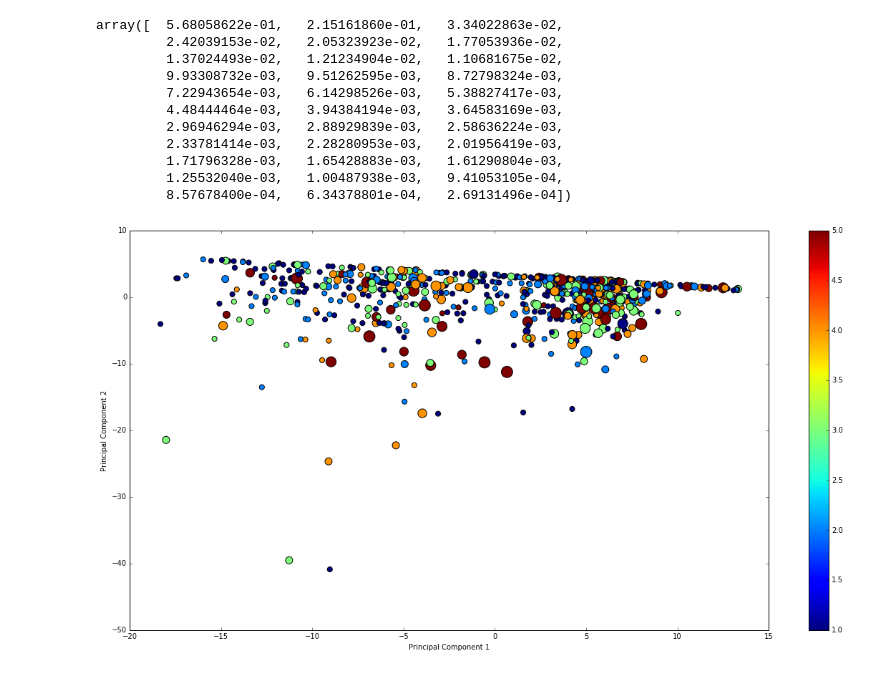
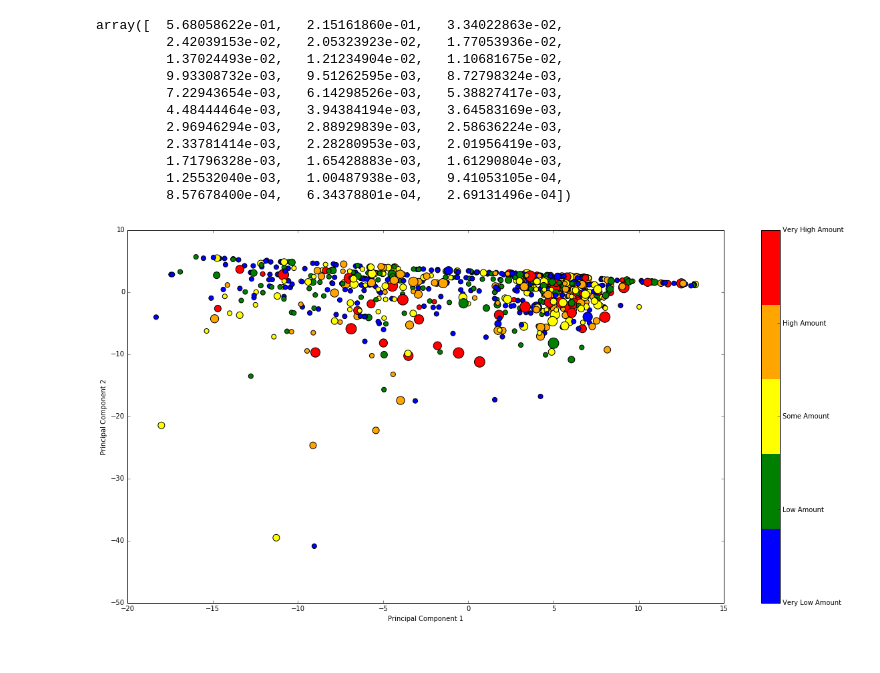
Before and after one commit to fagan2888/DataSci_Final_Project, a Jupyter notebook: PCA Visualization/PCA Visualization.ipynb, the cells around one changed output. Drawn from its saved outputs; the diff is of its cells as text; code cells hidden in the pictures.

Commit message:
PCA plots updated

```diff
--- a/PCA Visualization/PCA Visualization.ipynb
+++ b/PCA Visualization/PCA Visualization.ipynb
@@ -95,11 +97,14 @@ array([  5.68058622e-01,   2.15161860e-01,   3.34022863e-02,
 # %%
 # PCA analysis
 
-plt.scatter(X_PCA[:, 0], X_PCA[:, 1], c=walc, s=dalc*50, cmap='jet')
+colors = ListedColormap(['blue','green','yellow','orange','red'])
+
+ax = plt.scatter(X_PCA[:, 0], X_PCA[:, 1], c=walc, s=dalc*50, cmap=colors)
 plt.xlabel('Principal Component 1')
 plt.ylabel('Principal Component 2')
-plt.colorbar()
+cbar = plt.colorbar(ticks = [1,2,3,4,5])
+cbar.ax.set_yticklabels(['Very Low Amount', 'Low Amount', 'Some Amount', 'High Amount', 'Very High Amount'])
 plt.show()
 # %% [output]
-[figure, old version]
+[figure, new version]
 # %%
```
Also changed, not shown: parts of 5 cells of this notebook, 3 other files.
